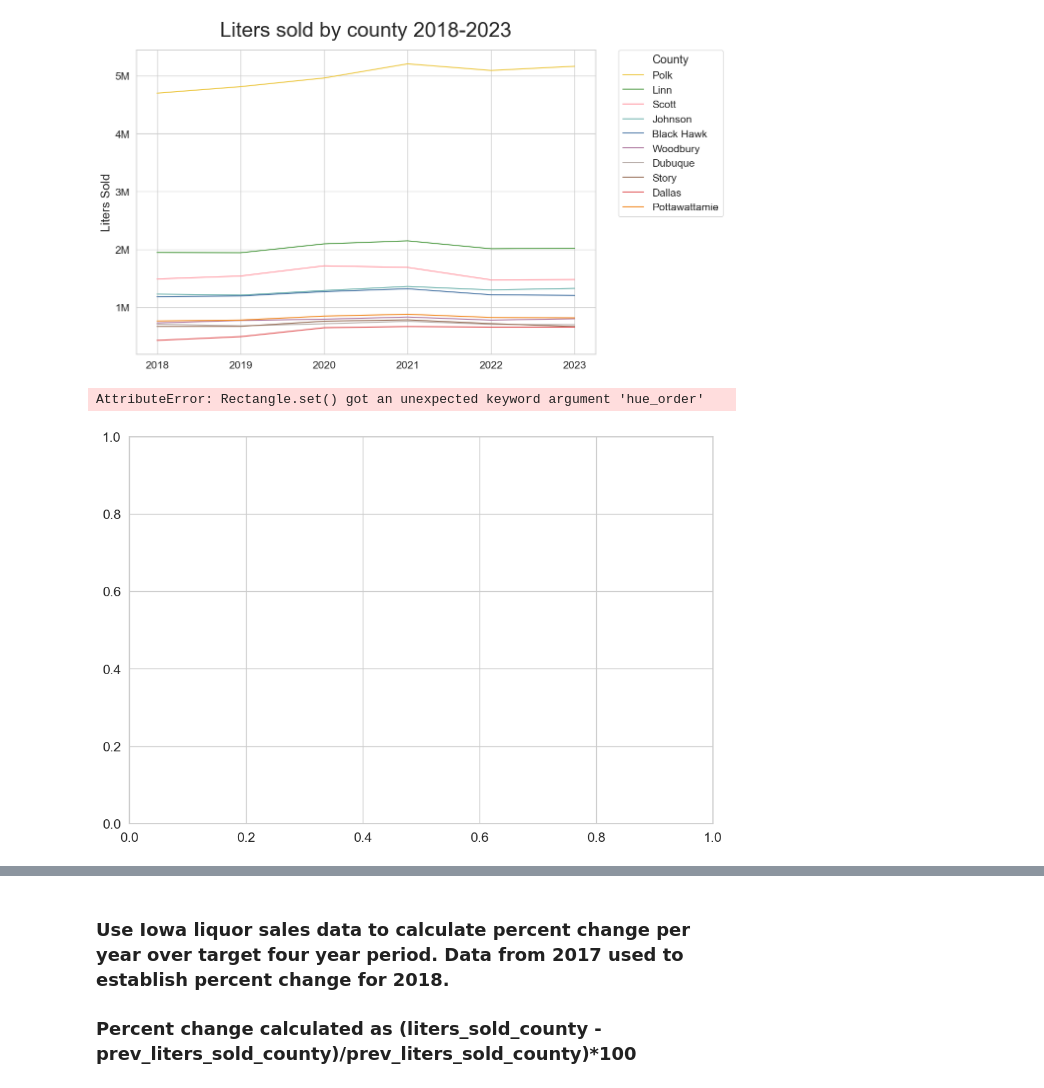
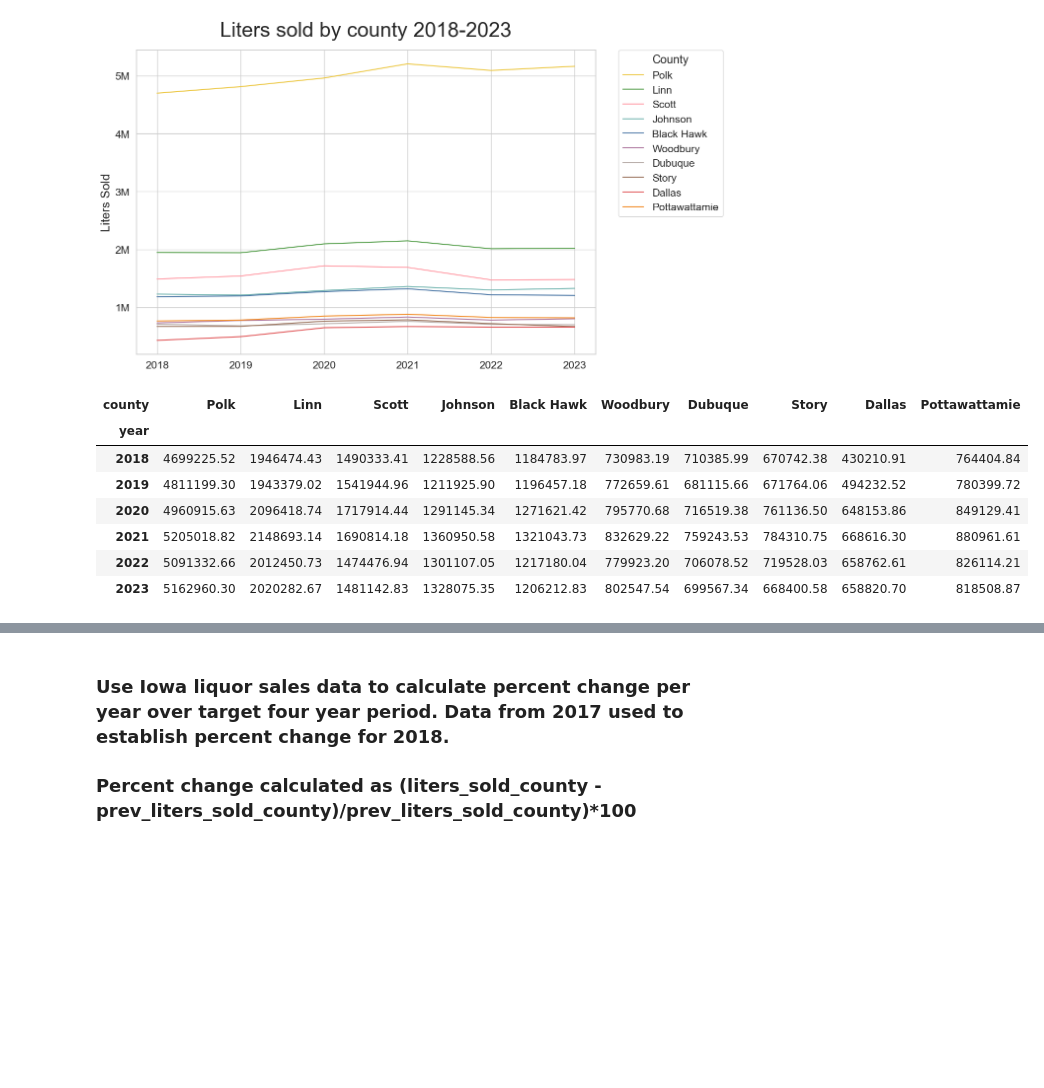
Before and after one commit to amoutafian/iowa_liquor_project, a Jupyter notebook: Iowa _liquor_exploratory_analysis.ipynb, the cells around one changed output, grey strips where cells are left out. Cells and saved outputs as stored; diff of their text form; code cells hidden in the pictures; blank space fills up the shorter version.

```diff
--- a/Iowa _liquor_exploratory_analysis.ipynb
+++ b/Iowa _liquor_exploratory_analysis.ipynb
@@ -311,14 +304,25 @@ plt.legend(title = 'County', bbox_to_anchor=(1.05, 1), loc='upper left', bordera
 plt.show()
 # %% [output]
 [figure]
-# %%
-sales_by_county_year_df.groupby(['year', 'county']).sum('liters_sold').unstack().plot(kind='bar', stacked=True)
-hue_order = ['Polk', 'Linn', 'Scott', 'Johnson', 'Black Hawk', 'Woodbury', 'Dubuque', 'Story', 'Dallas', 'Pottawattamie']
-ax = plt.gca()
-ax.yaxis.set_major_formatter(tick.FuncFormatter(ticker))
-plt.legend(bbox_to_anchor=(1.05, 1), loc='upper left', borderaxespad=0, markerscale=2)
-plt.show()
-# %% [output]
-AttributeError: Rectangle.set() got an unexpected keyword argument 'hue_order'
-[figure, removed]
+# %%
+# Create a pivot table
+pivot_table_df = sales_by_county_year_df.pivot_table(
+    index='year',       # Data to be grouped by year
+    columns='county',   # Creating separate columns for each county
+    values='liters_sold', # Values to sum
+    aggfunc='sum'       # Aggregation function
+)
+county_order = ['Polk', 'Linn', 'Scott', 'Johnson', 'Black Hawk', 'Woodbury', 'Dubuque', 'Story', 'Dallas', 'Pottawattamie']
+
+pivot_table_df = pivot_table_df[county_order]
+pivot_table_df
+# %% [output]
+| county | Polk | Linn | Scott | Johnson | Black Hawk | Woodbury | Dubuque | Story | Dallas | Pottawattamie |
+| year |  |  |  |  |  |  |  |  |  |  |
+| 2018 | 4699225.52 | 1946474.43 | 1490333.41 | 1228588.56 | 1184783.97 | 730983.19 | 710385.99 | 670742.38 | 430210.91 | 764404.84 |
+| 2019 | 4811199.30 | 1943379.02 | 1541944.96 | 1211925.90 | 1196457.18 | 772659.61 | 681115.66 | 671764.06 | 494232.52 | 780399.72 |
+| 2020 | 4960915.63 | 2096418.74 | 1717914.44 | 1291145.34 | 1271621.42 | 795770.68 | 716519.38 | 761136.50 | 648153.86 | 849129.41 |
+| 2021 | 5205018.82 | 2148693.14 | 1690814.18 | 1360950.58 | 1321043.73 | 832629.22 | 759243.53 | 784310.75 | 668616.30 | 880961.61 |
+| 2022 | 5091332.66 | 2012450.73 | 1474476.94 | 1301107.05 | 1217180.04 | 779923.20 | 706078.52 | 719528.03 | 658762.61 | 826114.21 |
+| 2023 | 5162960.30 | 2020282.67 | 1481142.83 | 1328075.35 | 1206212.83 | 802547.54 | 699567.34 | 668400.58 | 658820.70 | 818508.87 |
 # %%
```
Also changed, not shown: parts of 8 cells of this notebook.
